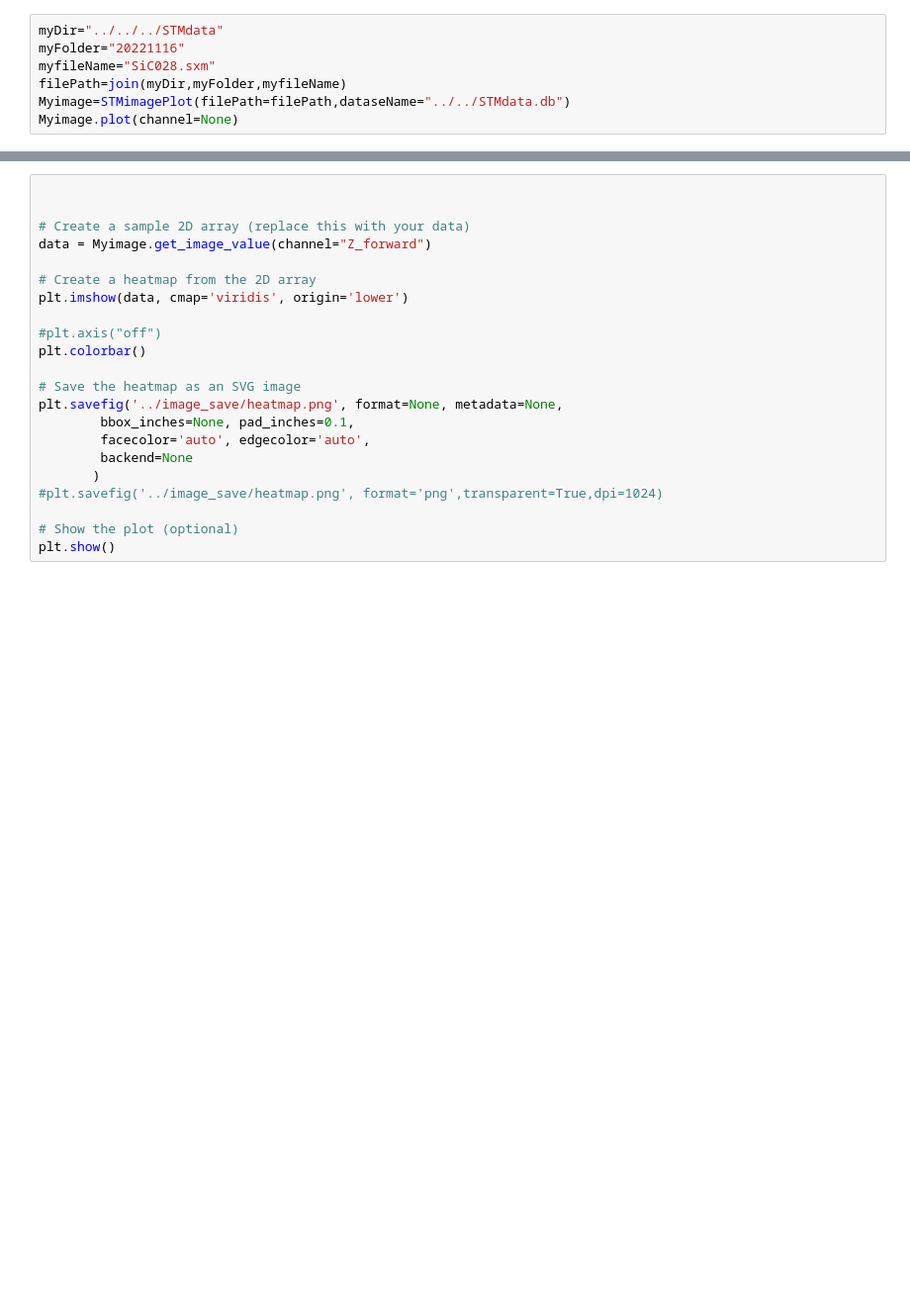
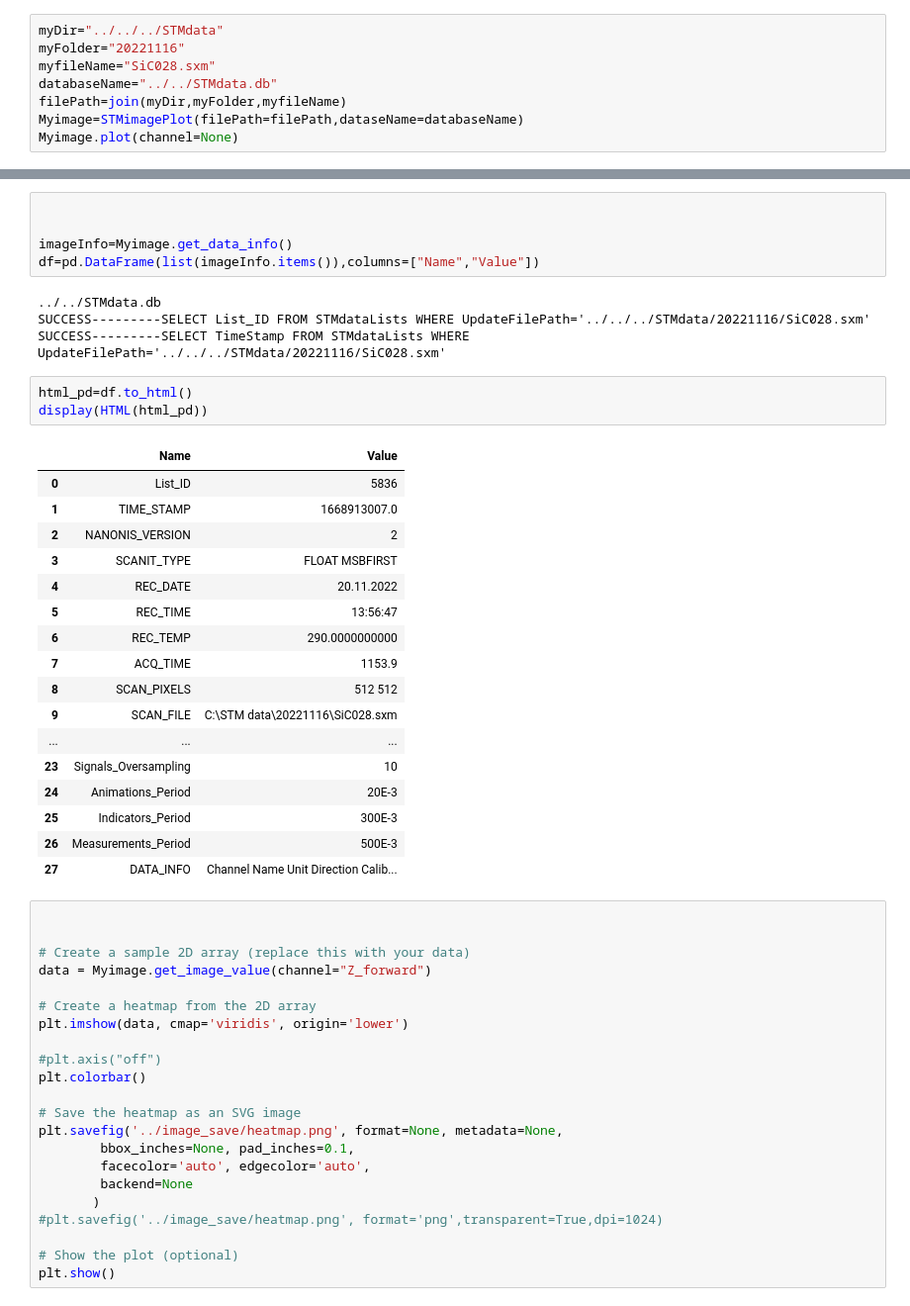
Before and after one commit to ShaJiuquan/Data_processing, a Jupyter notebook: Display/display.ipynb, the cells around one changed output, grey strips where cells are left out. Shown at 99% size. Drawn from its saved outputs; the diff is of its cells as text; blank space fills up the shorter version.

```diff
--- a/Display/display.ipynb
+++ b/Display/display.ipynb
@@ -7,7 +10,8 @@ import numpy as np
 myDir="../../../STMdata"
 myFolder="20221116"
 myfileName="SiC028.sxm"
+databaseName="../../STMdata.db"
 filePath=join(myDir,myFolder,myfileName)
-Myimage=STMimagePlot(filePath=filePath,dataseName="../../STMdata.db")
+Myimage=STMimagePlot(filePath=filePath,dataseName=databaseName)
 Myimage.plot(channel=None)
 # %% [output]
@@ -22,4 +30,34 @@ SUCCESS---------SELECT Z_backward from STMimageValue WHERE List_ID=1
 [figure]
+# %%
+
+
+imageInfo=Myimage.get_data_info()
+df=pd.DataFrame(list(imageInfo.items()),columns=["Name","Value"])
+# %% [output]
+../../STMdata.db
+SUCCESS---------SELECT List_ID FROM STMdataLists WHERE UpdateFilePath='../../../STMdata/20221116/SiC028.sxm'
+SUCCESS---------SELECT TimeStamp FROM STMdataLists WHERE UpdateFilePath='../../../STMdata/20221116/SiC028.sxm'
+# %%
+html_pd=df.to_html()
+display(HTML(html_pd))
+# %% [output]
+|  | Name | Value |
+| 0 | List_ID | 5836 |
+| 1 | TIME_STAMP | 1668913007.0 |
+| 2 | NANONIS_VERSION | 2 |
+| 3 | SCANIT_TYPE | FLOAT MSBFIRST |
+| 4 | REC_DATE | 20.11.2022 |
+| 5 | REC_TIME | 13:56:47 |
+| 6 | REC_TEMP | 290.0000000000 |
+| 7 | ACQ_TIME | 1153.9 |
+| 8 | SCAN_PIXELS | 512 512 |
+| 9 | SCAN_FILE | C:\STM data\20221116\SiC028.sxm |
+| ... | ... | ... |
+| 23 | Signals_Oversampling | 10 |
+| 24 | Animations_Period | 20E-3 |
+| 25 | Indicators_Period | 300E-3 |
+| 26 | Measurements_Period | 500E-3 |
+| 27 | DATA_INFO | Channel Name Unit Direction Calib... |
 # %%
 
 
```
Also changed, not shown: parts of 3 cells of this notebook, 6 other files.
